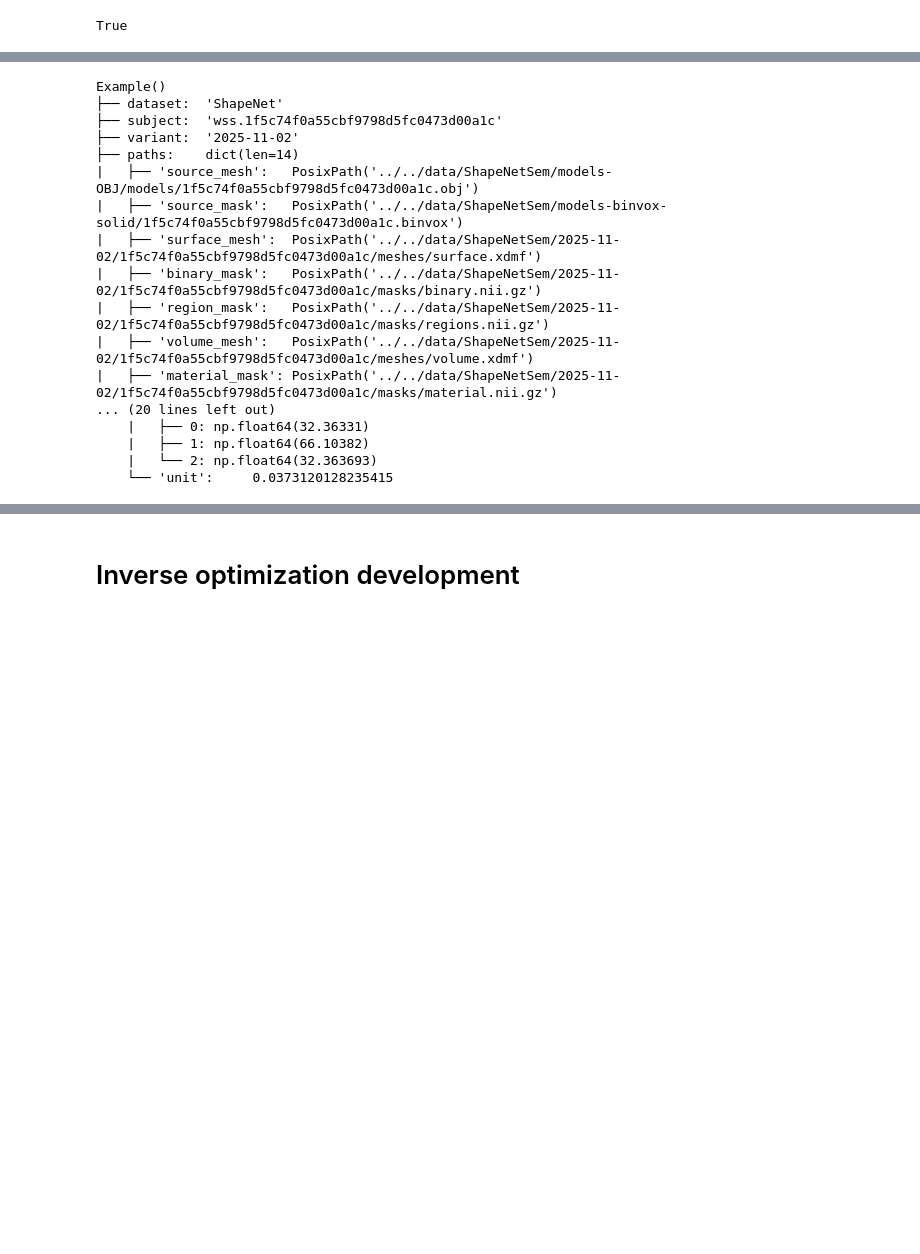
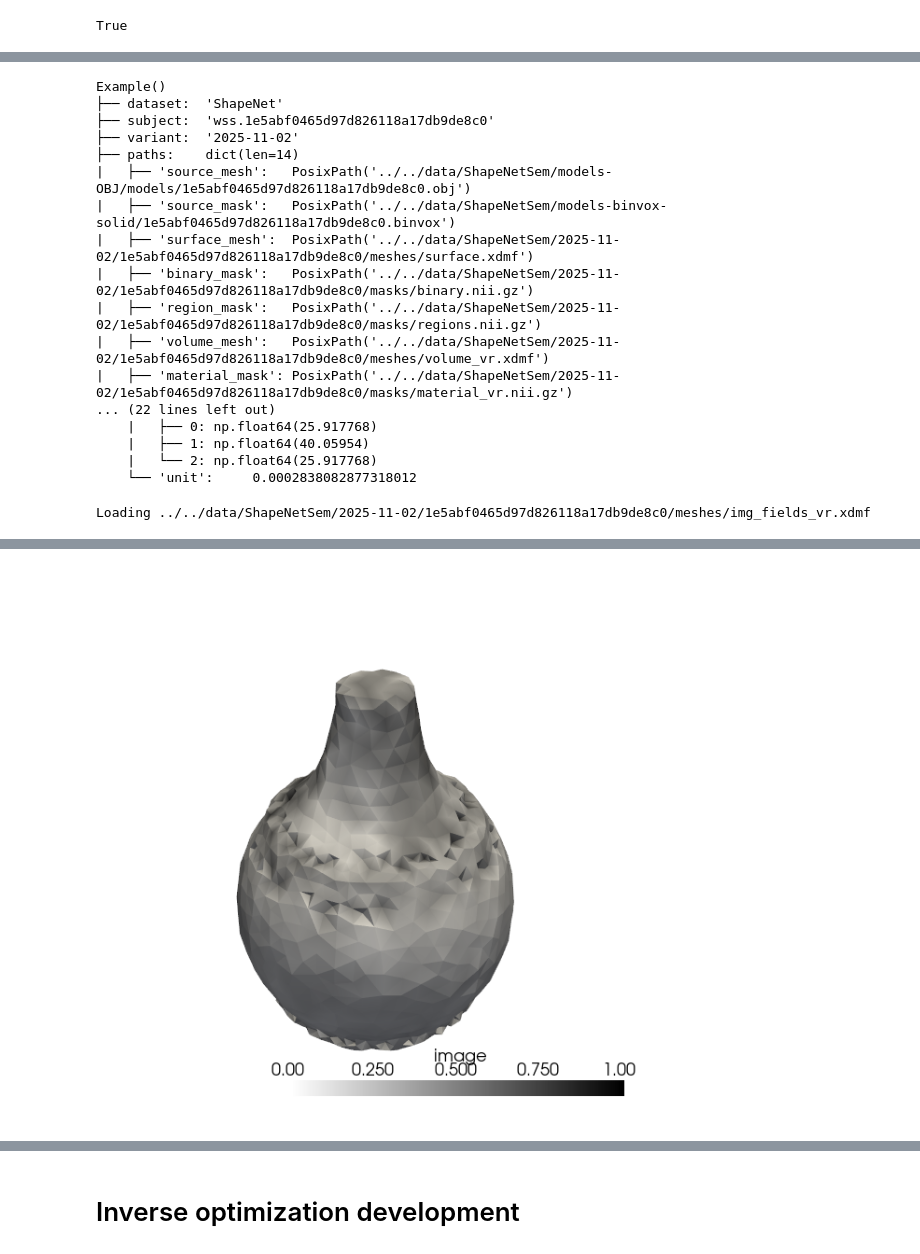
Before and after one commit to mattragoza/lung-project, a Jupyter notebook: notebooks/shapenet/20-optimize-interactive.ipynb, the cells around one changed output, grey strips where cells are left out. Drawn from its saved outputs; the diff is of its cells as text; code cells hidden in the pictures; blank space fills up the shorter version.

```diff
--- a/notebooks/shapenet/20-optimize-interactive.ipynb
+++ b/notebooks/shapenet/20-optimize-interactive.ipynb
@@ -24,3 +24,6 @@ from project.core.utils import pprint
 torch.cuda.is_available()
 # %% [output]
 True
+# %%
+config = project.core.fileio.load_json('2025-11-05_config.json')
+config
@@ -28,28 +50,30 @@ True
 %autoreload
 ds = project.datasets.shapenet.ShapeNetDataset(data_root='../../data/ShapeNetSem')
 ds.load_metadata()
+
+# wss.1f5c74f0a55cbf9798d5fc0473d00a1c - nan with 1e-5 reg weight
+
 ex = next(ds.examples(
-    subjects=['wss.1f5c74f0a55cbf9798d5fc0473d00a1c'],
+    subjects=['wss.1e5abf0465d97d826118a17db9de8c0'],
     variant='2025-11-02',
-    default_unit=1e-2,
-    unit_policy='prefer_metadata',
+    **config['examples']
 ))
 pprint(ex, 3)
 # %% [output]
 Example()
 ├── dataset:  'ShapeNet'
-├── subject:  'wss.1f5c74f0a55cbf9798d5fc0473d00a1c'
+├── subject:  'wss.1e5abf0465d97d826118a17db9de8c0'
 ├── variant:  '2025-11-02'
 ├── paths:    dict(len=14)
-|   ├── 'source_mesh':   PosixPath('../../data/ShapeNetSem/models-OBJ/models/1f5c74f0a55cbf9798d5fc0473d00a1c.obj')
-|   ├── 'source_mask':   PosixPath('../../data/ShapeNetSem/models-binvox-solid/1f5c74f0a55cbf9798d5fc0473d00a1c.binvox')
-|   ├── 'surface_mesh':  PosixPath('../../data/ShapeNetSem/2025-11-02/1f5c74f0a55cbf9798d5fc0473d00a1c/meshes/surface.xdmf')
-|   ├── 'binary_mask':   PosixPath('../../data/ShapeNetSem/2025-11-02/1f5c74f0a55cbf9798d5fc0473d00a1c/masks/binary.nii.gz')
-|   ├── 'region_mask':   PosixPath('../../data/ShapeNetSem/2025-11-02/1f5c74f0a55cbf9798d5fc0473d00a1c/masks/regions.nii.gz')
-|   ├── 'volume_mesh':   PosixPath('../../data/ShapeNetSem/2025-11-02/1f5c74f0a55cbf9798d5fc0473d00a1c/meshes/volume.xdmf')
-|   ├── 'material_mask': PosixPath('../../data/ShapeNetSem/2025-11-02/1f5c74f0a55cbf9798d5fc0473d00a1c/masks/material.nii.gz')
-... (20 lines left out)
-    |   ├── 0: np.float64(32.36331)
-    |   ├── 1: np.float64(66.10382)
-    |   └── 2: np.float64(32.363693)
-    └── 'unit':     0.0373120128235415
+|   ├── 'source_mesh':   PosixPath('../../data/ShapeNetSem/models-OBJ/models/1e5abf0465d97d826118a17db9de8c0.obj')
+|   ├── 'source_mask':   PosixPath('../../data/ShapeNetSem/models-binvox-solid/1e5abf0465d97d826118a17db9de8c0.binvox')
+|   ├── 'surface_mesh':  PosixPath('../../data/ShapeNetSem/2025-11-02/1e5abf0465d97d826118a17db9de8c0/meshes/surface.xdmf')
+|   ├── 'binary_mask':   PosixPath('../../data/ShapeNetSem/2025-11-02/1e5abf0465d97d826118a17db9de8c0/masks/binary.nii.gz')
+|   ├── 'region_mask':   PosixPath('../../data/ShapeNetSem/2025-11-02/1e5abf0465d97d826118a17db9de8c0/masks/regions.nii.gz')
+|   ├── 'volume_mesh':   PosixPath('../../data/ShapeNetSem/2025-11-02/1e5abf0465d97d826118a17db9de8c0/meshes/volume_vr.xdmf')
+|   ├── 'material_mask': PosixPath('../../data/ShapeNetSem/2025-11-02/1e5abf0465d97d826118a17db9de8c0/masks/material_vr.nii.gz')
+... (22 lines left out)
+    |   ├── 0: np.float64(25.917768)
+    |   ├── 1: np.float64(40.05954)
+    |   └── 2: np.float64(25.917768)
+    └── 'unit':     0.0002838082877318012
@@ -67,0 +80,10 @@ project.preprocessing.api.simulate_displacement_field(
+# %%
+import project.visual.pyvista
+mesh = project.core.fileio.load_meshio(ex.paths['img_fields'])
+pv_mesh = pv.wrap(mesh)
+p = pv.Plotter(window_size=(600,600))
+p.add_mesh(pv_mesh, scalars='image', cmap='binary', opacity=1.0, clim=(0,1))
+#p.add_mesh(pv_mesh.slice(normal=[1,1,1], origin=pv_mesh.center), scalars='image', cmap='binary', clim=(0,1))
+p.show(jupyter_backend='static')
+# %% [output]
+Loading ../../data/ShapeNetSem/2025-11-02/1e5abf0465d97d826118a17db9de8c0/meshes/img_fields_vr.xdmf
@@ -67,0 +91 @@ project.preprocessing.api.simulate_displacement_field(
+[figure, added]
```
Also changed, not shown: parts of 14 cells of this notebook, 16 other files.
